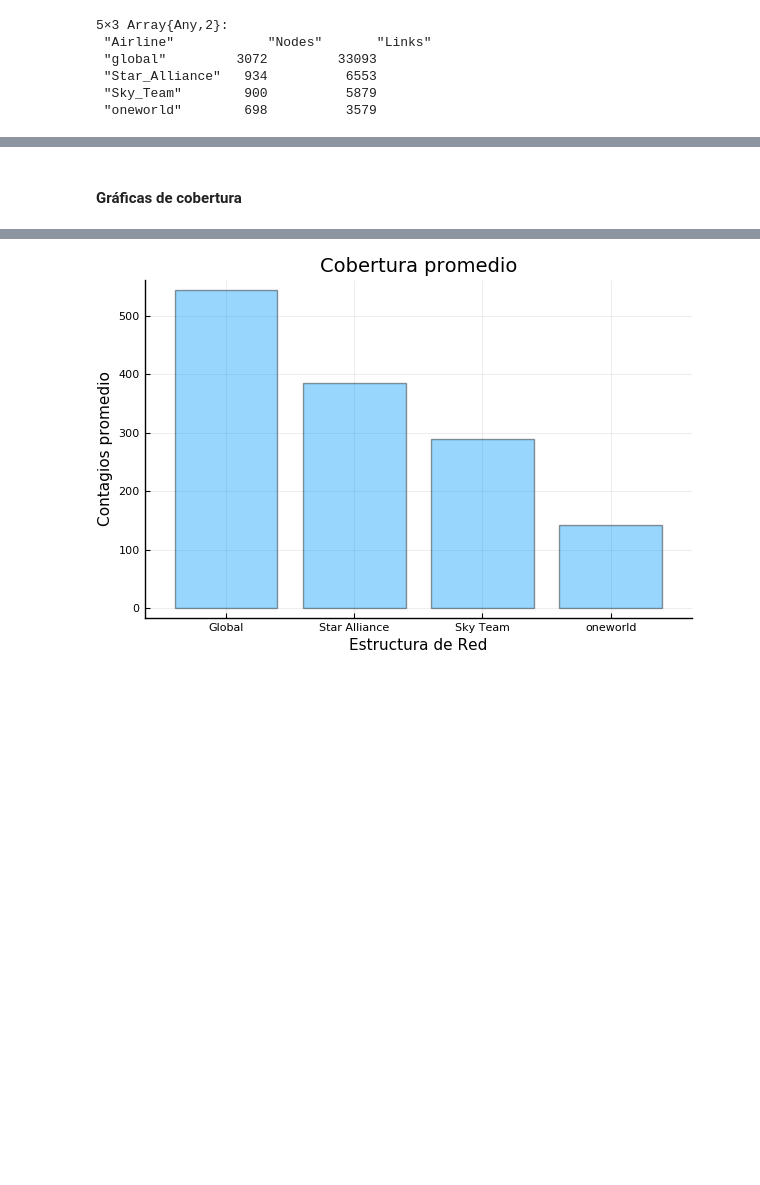
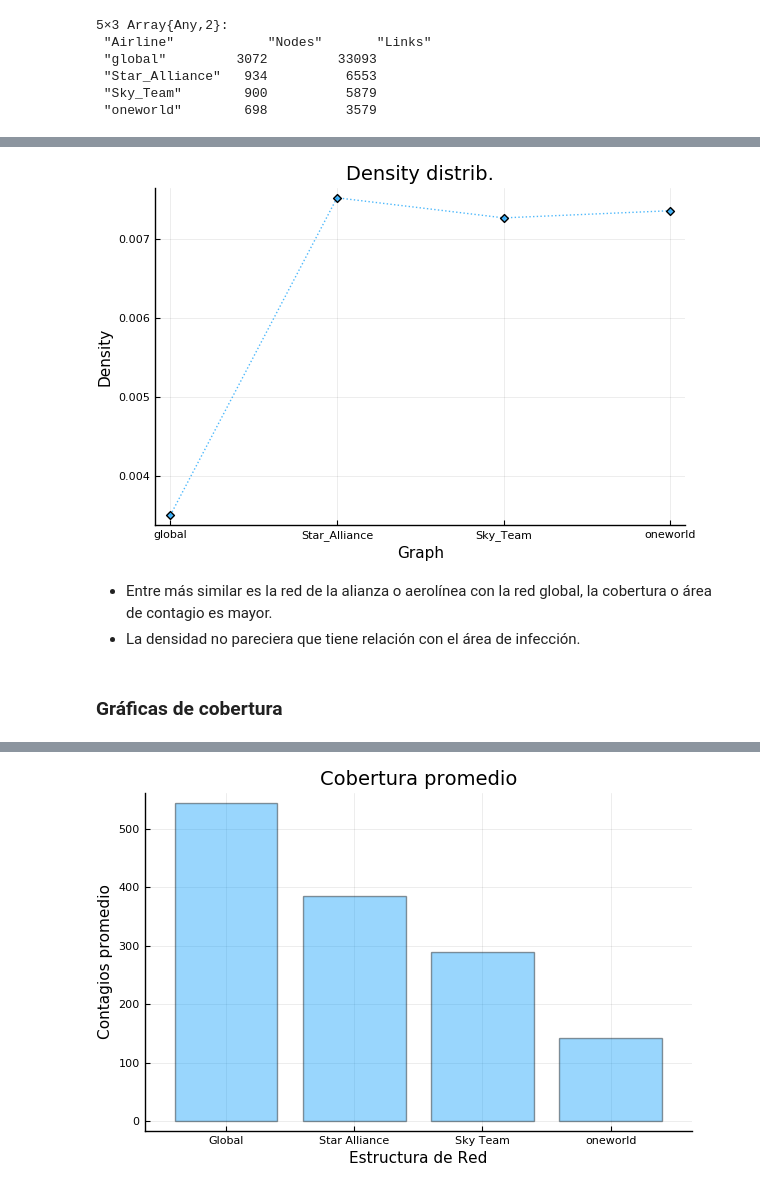
Before and after one commit to Yuriyama/Proyecto_aerolineas, a Jupyter notebook: Code/Analysis.ipynb, the cells around one changed output, grey strips where cells are left out. Cells and saved outputs as stored; diff of their text form; code cells hidden in the pictures; blank space fills up the shorter version.

```diff
--- a/Code/Analysis.ipynb
+++ b/Code/Analysis.ipynb
@@ -140,5 +153,14 @@ out_distrib_ST = readdlm("/Users/yuriko/Documents/UNAM/Tesis_Lic/RESULTADOS_SCRI
+# %%
+x = [tabla_info_net[2,1], tabla_info_net[3,1], tabla_info_net[4,1], tabla_info_net[5,1]]
+y5 = [tabla_info_net[2,6], tabla_info_net[3,6], tabla_info_net[4,6], tabla_info_net[5,6]]
+plot(x, y5, alpha=0.7, line=(:dot, 1),marker=([:diamond :d]), markersize=4, legend=false, xlabel="Graph", ylabel="Density", title="Density distrib.")
+# %% [output]
+[figure, added]
+# %% [markdown]
+* Entre más similar es la red de la alianza o aerolínea con la red global, la cobertura o área de contagio es mayor.
+* La densidad no pareciera que tiene relación con el área de infección.
 # %% [markdown]
-#### Gráficas de cobertura
+### Gráficas de cobertura
 # %%
 layer_cov_G = readdlm("/Users/yuriko/Documents/UNAM/Tesis_Lic/RESULTADOS_SCRIPT/YURIKO_TESIS/global/cobertura/global_layer_coverage.csv", ',', Float64);
 layer_cov_SA = readdlm("/Users/yuriko/Documents/UNAM/Tesis_Lic/RESULTADOS_SCRIPT/YURIKO_TESIS/Star_Alliance/cobertura/Star_Alliance_layer_coverage.csv", ',', Float64);
```
Also changed, not shown: parts of 40 cells of this notebook.
